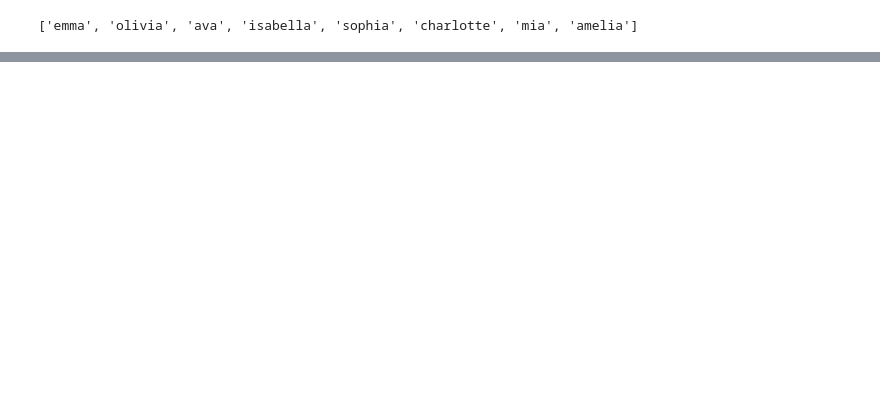
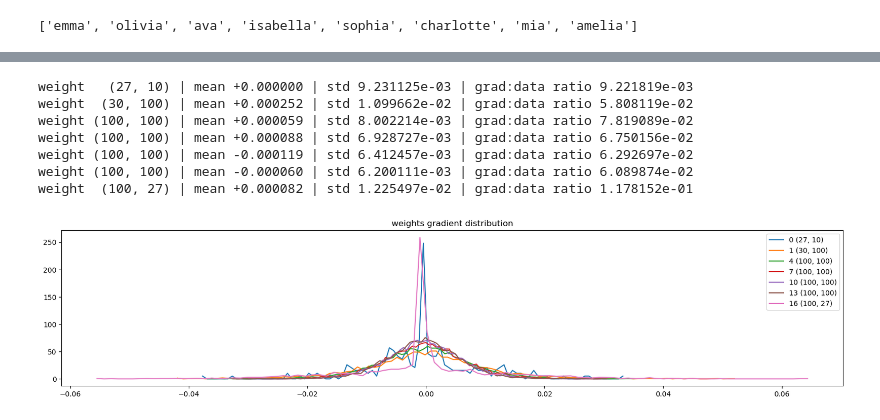
Before and after one commit to ivancruzbht/nanogpt, a Jupyter notebook: makemor-batch-normalization.ipynb, the cells around one changed output, grey strips where cells are left out. Saved outputs shown, nothing was run; the diff lists cells and outputs as text; code cells hidden in the pictures; blank space fills up the shorter version.

```diff
--- a/makemor-batch-normalization.ipynb
+++ b/makemor-batch-normalization.ipynb
@@ -89,0 +451,22 @@ Xtr[0]=tensor([0, 0, 0]) -> Ytr[0]=tensor(5)
+# %%
+# visualize histograms
+plt.figure(figsize=(20, 4)) # width and height of the plot
+legends = []
+for i,p in enumerate(parameters):
+  t = p.grad
+  if p.ndim == 2:
+    print('weight %10s | mean %+f | std %e | grad:data ratio %e' % (tuple(p.shape), t.mean(), t.std(), t.std() / p.std()))
+    hy, hx = torch.histogram(t, density=True)
+    plt.plot(hx[:-1].detach(), hy.detach())
+    legends.append(f'{i} {tuple(p.shape)}')
+plt.legend(legends)
+plt.title('weights gradient distribution');
+# %% [output]
+weight   (27, 10) | mean +0.000000 | std 9.231125e-03 | grad:data ratio 9.221819e-03
+weight  (30, 100) | mean +0.000252 | std 1.099662e-02 | grad:data ratio 5.808119e-02
+weight (100, 100) | mean +0.000059 | std 8.002214e-03 | grad:data ratio 7.819089e-02
+weight (100, 100) | mean +0.000088 | std 6.928727e-03 | grad:data ratio 6.750156e-02
+weight (100, 100) | mean -0.000119 | std 6.412457e-03 | grad:data ratio 6.292697e-02
+weight (100, 100) | mean -0.000060 | std 6.200111e-03 | grad:data ratio 6.089874e-02
+weight  (100, 27) | mean +0.000082 | std 1.225497e-02 | grad:data ratio 1.178152e-01
+[figure, added]
```
Also changed, not shown: parts of 18 cells of this notebook.
